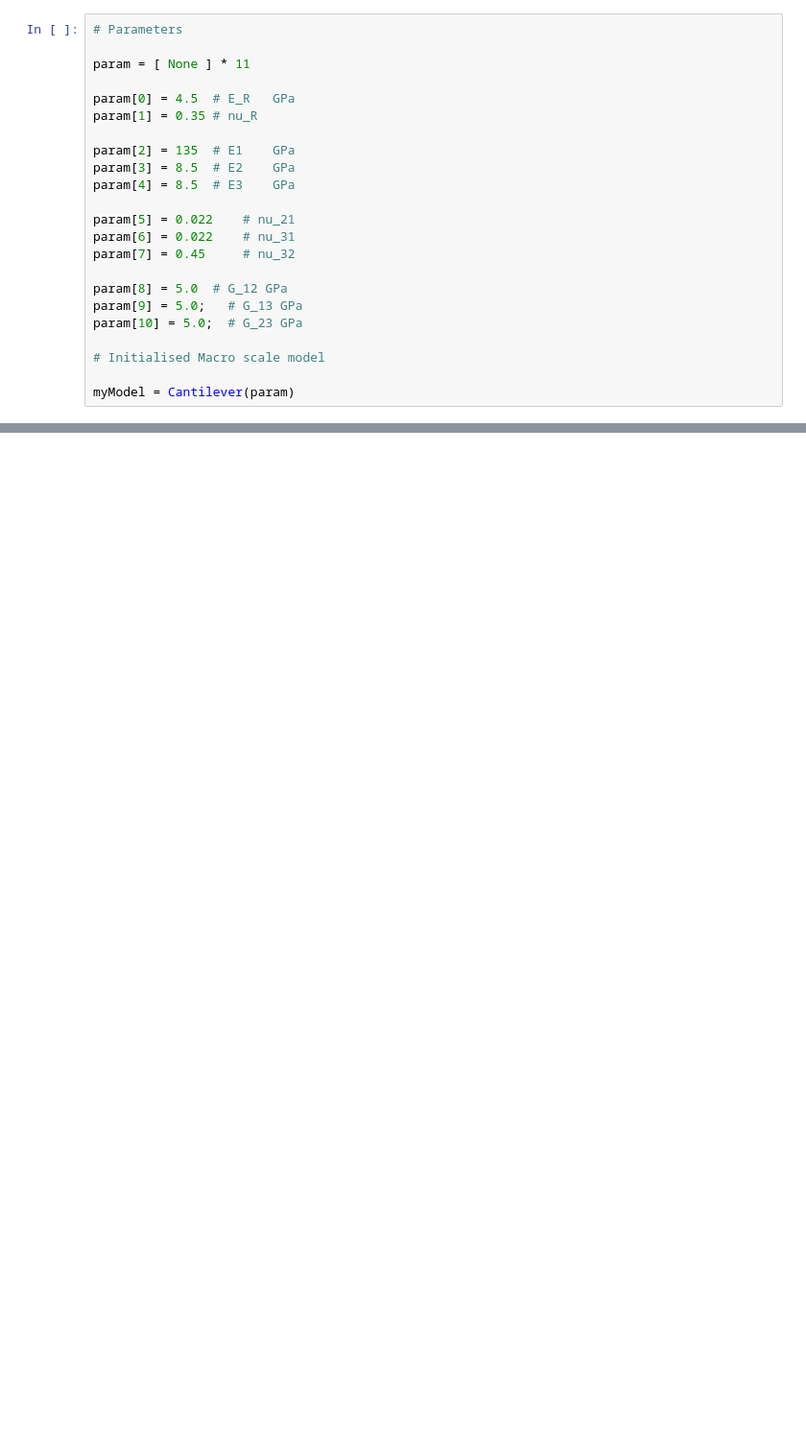
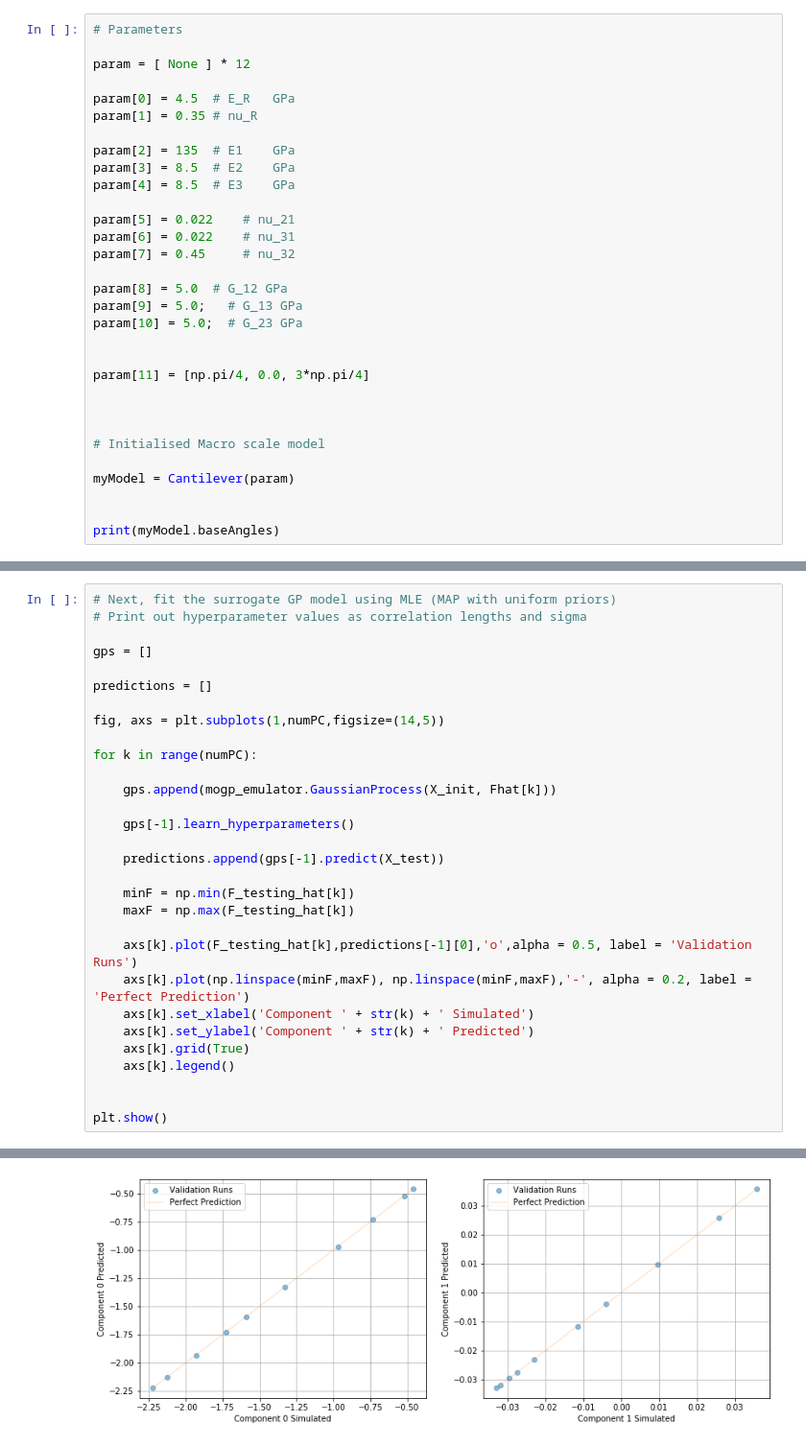
Before and after one commit to tjdodwell/pyComp, a Jupyter notebook: examples/singleExperiment.ipynb, the cells around one changed output, grey strips where cells are left out. Shown at 96% size. Cells and saved outputs as stored; diff of their text form; blank space fills up the shorter version.

```diff
--- a/examples/singleExperiment.ipynb
+++ b/examples/singleExperiment.ipynb
@@ -41,7 +49,7 @@ sampling_seed = 12345
 # %%
 # Parameters
 
-param = [ None ] * 11
+param = [ None ] * 12
 
 param[0] = 4.5  # E_R   GPa
 param[1] = 0.35 # nu_R
@@ -58,6 +66,14 @@ param[8] = 5.0  # G_12 GPa
 param[9] = 5.0;   # G_13 GPa
 param[10] = 5.0;  # G_23 GPa
 
+
+param[11] = [np.pi/4, 0.0, 3*np.pi/4]
+
+
+
 # Initialised Macro scale model
 
 myModel = Cantilever(param)
+
+
+print(myModel.baseAngles)
@@ -63,0 +153,31 @@ myModel = Cantilever(param)
+# %%
+# Next, fit the surrogate GP model using MLE (MAP with uniform priors)
+# Print out hyperparameter values as correlation lengths and sigma
+
+gps = []
+
+predictions = []
+
+fig, axs = plt.subplots(1,numPC,figsize=(14,5))
+
+for k in range(numPC):
+
+    gps.append(mogp_emulator.GaussianProcess(X_init, Fhat[k]))
+
+    gps[-1].learn_hyperparameters()
+
+    predictions.append(gps[-1].predict(X_test))
+
+    minF = np.min(F_testing_hat[k])
+    maxF = np.max(F_testing_hat[k])
+
+    axs[k].plot(F_testing_hat[k],predictions[-1][0],'o',alpha = 0.5, label = 'Validation Runs')
+    axs[k].plot(np.linspace(minF,maxF), np.linspace(minF,maxF),'-', alpha = 0.2, label = 'Perfect Prediction')
+    axs[k].set_xlabel('Component ' + str(k) + ' Simulated')
+    axs[k].set_ylabel('Component ' + str(k) + ' Predicted')
+    axs[k].grid(True)
+    axs[k].legend()
+
+
+plt.show()
+# %% [output]
@@ -64,3 +185,4 @@ myModel = Cantilever(param)
+[figure, added]
 # %%
 # Use a Theano Op along with the code within ./mlda to construct the likelihood
 
```
Also changed, not shown: parts of 17 cells of this notebook, 1 other file.
